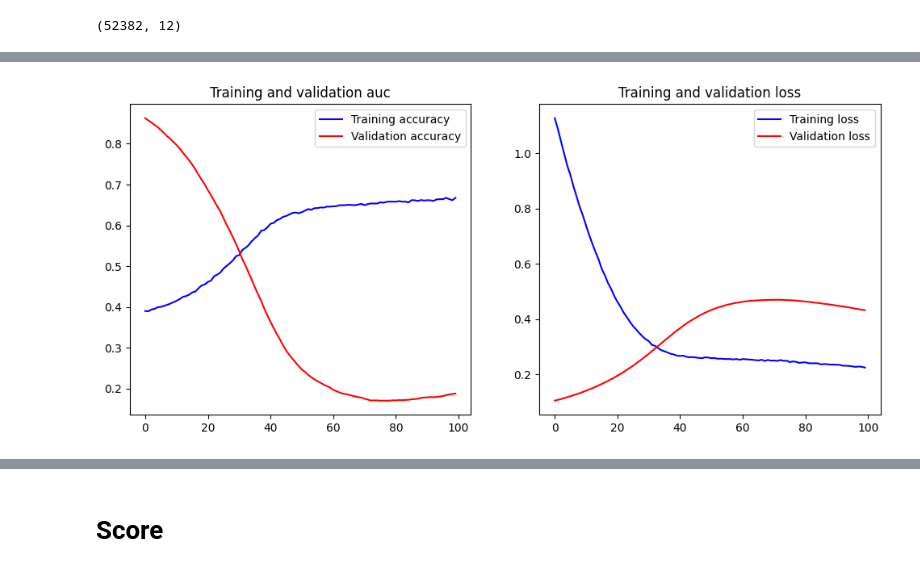
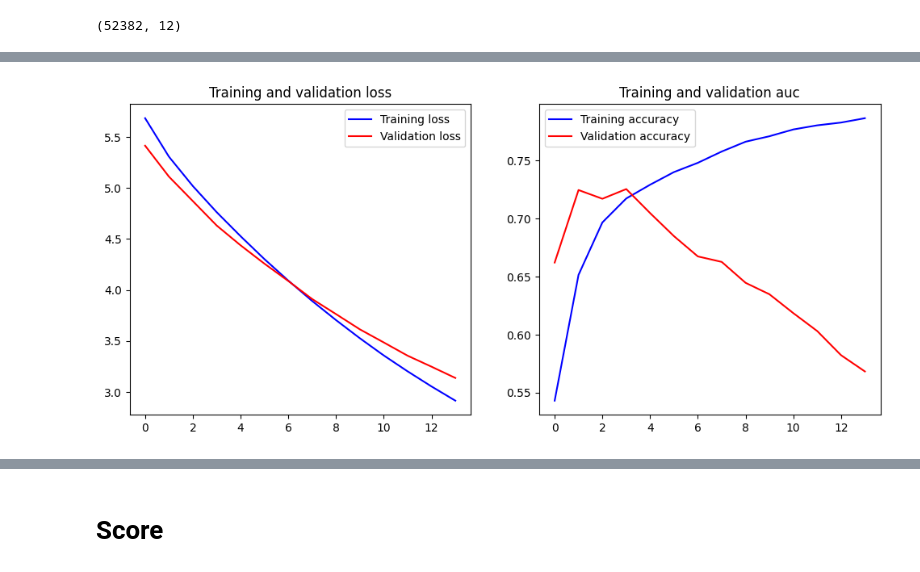
Before and after one commit to marcgloaguen/playgroundseries_s4e1, a Jupyter notebook: Keras.ipynb, the cells around one changed output, grey strips where cells are left out. Drawn from its saved outputs; the diff is of its cells as text; code cells hidden in the pictures.

```diff
--- a/Keras.ipynb
+++ b/Keras.ipynb
@@ -24,3 +25,19 @@ from keras.losses import BinaryFocalCrossentropy
+# %%
+def plot_history(history, metric='accuracy'):
+    x = range(1, len(history.history[metric]) + 1)
+    plt.figure(figsize=(12, 5))
+    plt.subplot(1, 2, 1)
+
+    plt.plot(history.history['loss'], 'b', label='Training loss')
+    plt.plot(history.history['val_loss'], 'r', label='Validation loss')
+    plt.title('Training and validation loss')
+    plt.legend()
+
+    plt.subplot(1, 2, 2)
+    plt.plot(history.history[metric], 'b', label='Training accuracy')
+    plt.plot(history.history[f'val_{metric}'],'r', label='Validation accuracy')
+    plt.title('Training and validation auc')
+    plt.legend()
 # %% [markdown]
 # Preprocessing
 # %%
@@ -117,11 +152,0 @@ _________________________________________________________________
-# %%
-early_stopping = EarlyStopping(monitor='val_accuracy', patience=10, restore_best_weights=True)
-
-history = model.fit(
-    X_train_scld.values,
-    y_resampled.values,
-    epochs=100,
-    batch_size=32,
-    validation_split=0.2,
-    #callbacks=[early_stopping]
-    )
@@ -146,23 +153,7 @@ Epoch 100/100
-# %%
-def plot_history(history):
-    x = range(1, len(history.history['accuracy']) + 1)
-
-    plt.figure(figsize=(12, 5))
-    plt.subplot(1, 2, 1)
-    plt.plot(history.history['accuracy'], 'b', label='Training accuracy')
-    plt.plot(history.history['val_accuracy'],'r', label='Validation accuracy')
-    plt.title('Training and validation auc')
-    plt.legend()
-
-    plt.subplot(1, 2, 2)
-    plt.plot(history.history['loss'], 'b', label='Training loss')
-    plt.plot(history.history['val_loss'], 'r', label='Validation loss')
-    plt.title('Training and validation loss')
-    plt.legend()
 # %%
-plot_history(history)
+plot_history(history, 'auc')
 # %% [output]
-[figure, old version]
+[figure, new version]
 # %%
 pred = model.predict(X_test_scld.values)
 # %% [output]
```
Also changed, not shown: parts of 9 cells of this notebook.
